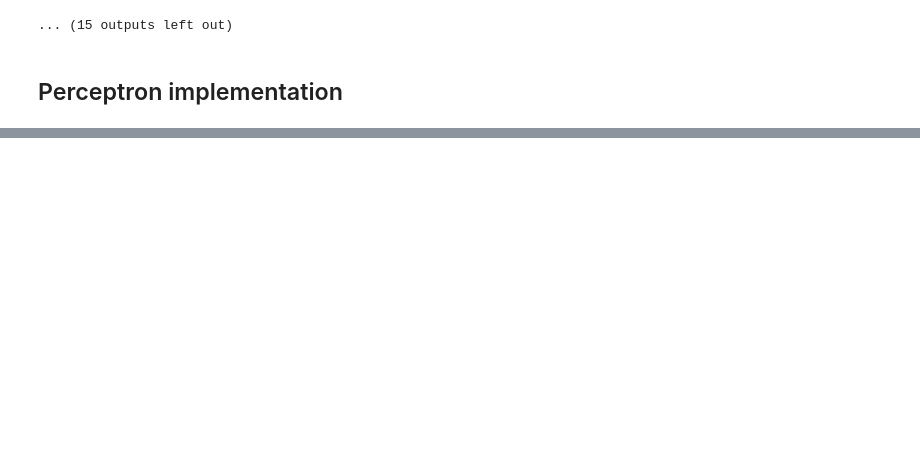
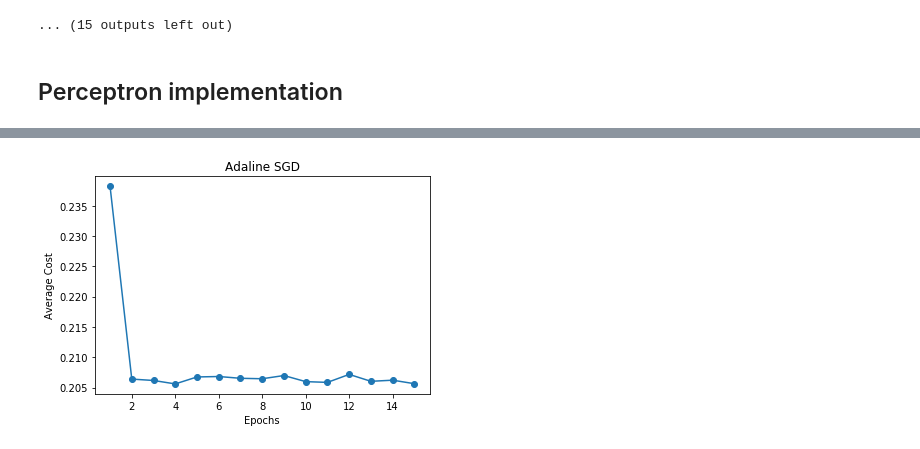
Before and after one commit to torres07/topicos-3, a Jupyter notebook: listas/lista-1/lista-1.ipynb, the cells around one changed output, grey strips where cells are left out. Cells and saved outputs as stored; diff of their text form; code cells hidden in the pictures; blank space fills up the shorter version.

```diff
--- a/listas/lista-1/lista-1.ipynb
+++ b/listas/lista-1/lista-1.ipynb
@@ -174,0 +286,26 @@ class Perceptron(object):
+# %%
+df = pd.read_csv('https://archive.ics.uci.edu/ml/'
+        'machine-learning-databases/iris/iris.data', header=None)
+
+y = df.iloc[0:100, 4].values
+y = np.where(y == 'Iris-setosa', -1, 1)
+
+# extract sepal length and petal length
+X = df.iloc[0:100, [0, 2]].values
+# %%
+# standardize features process
+X_std = np.copy(X)
+X_std[:, 0] = (X[:, 0] - X[:, 0].mean()) / X[:, 0].std()
+X_std[:, 1] = (X[:, 1] - X[:, 1].mean()) / X[:, 1].std()
+# %%
+ada_sgd = AdalineSGD(n_iter=15, lr=0.01, random_state=1)
+ada_sgd.fit(X_std, y)
+
+plt.plot(range(1, len(ada_sgd.cost_) + 1), ada_sgd.cost_, marker='o')
+plt.xlabel('Epochs')
+plt.ylabel('Average Cost')
+plt.title('Adaline SGD')
+
+plt.show()
+# %% [output]
+[figure, added]
```
Also changed, not shown: parts of 11 cells of this notebook.
